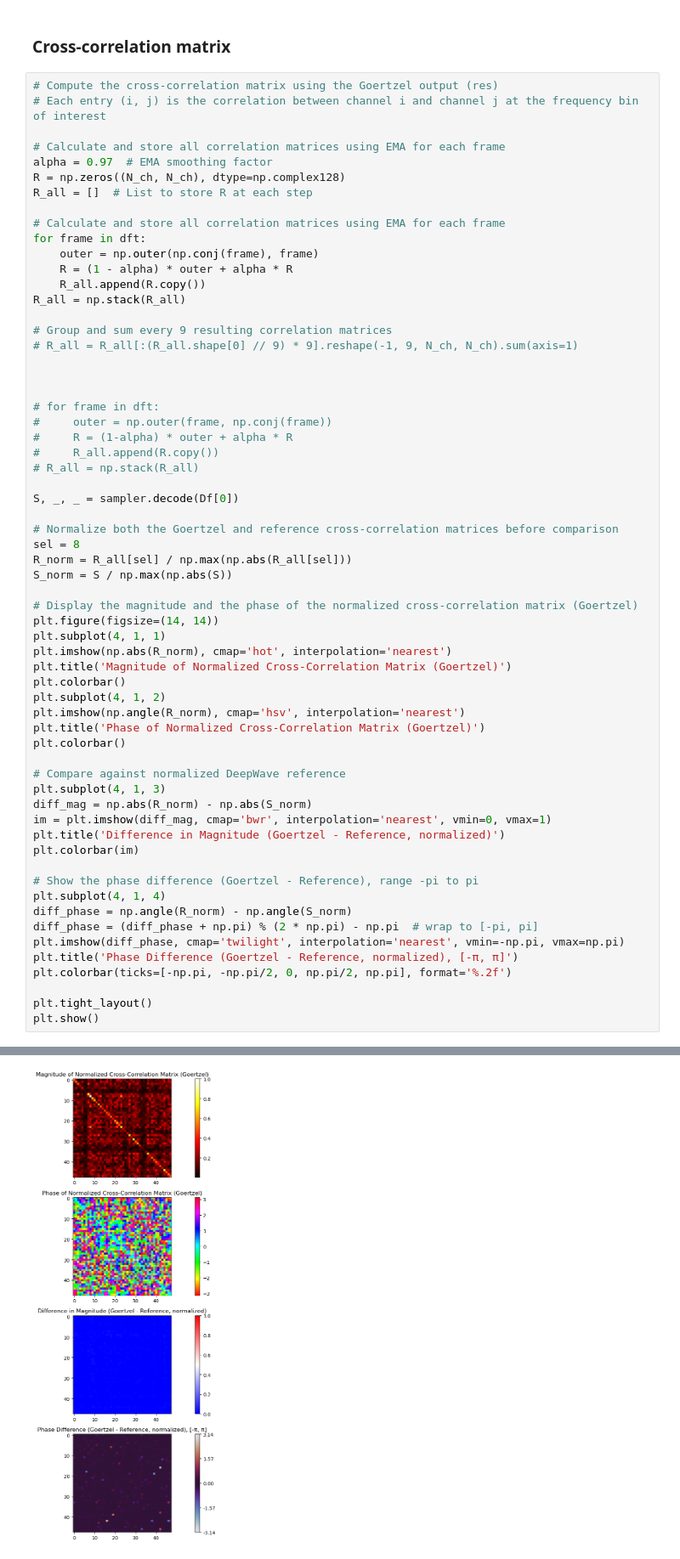
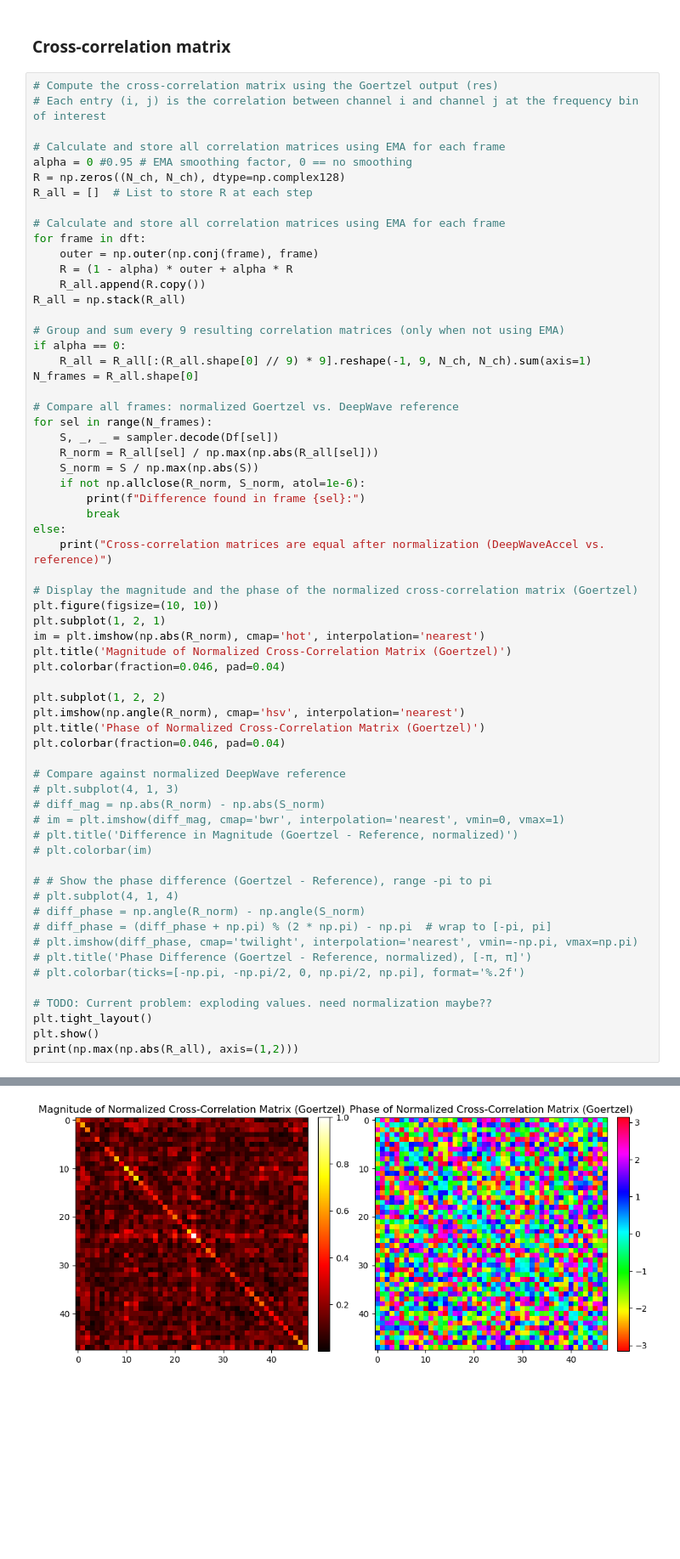
Before and after one commit to bramhut/DeepWaveAccel, a Jupyter notebook: Simulation/Sim.ipynb, the cells around one changed output, grey strips where cells are left out. Shown at 85% size. Cells and saved outputs as stored; diff of their text form; blank space fills up the shorter version.

```diff
--- a/Simulation/Sim.ipynb
+++ b/Simulation/Sim.ipynb
@@ -114,7 +114,7 @@ Step size:  200
 # Each entry (i, j) is the correlation between channel i and channel j at the frequency bin of interest
 
 # Calculate and store all correlation matrices using EMA for each frame
-alpha = 0.97  # EMA smoothing factor
+alpha = 0 #0.95 # EMA smoothing factor, 0 == no smoothing
 R = np.zeros((N_ch, N_ch), dtype=np.complex128)
 R_all = []  # List to store R at each step
 
@@ -125,50 +125,51 @@ for frame in dft:
     R_all.append(R.copy())
 R_all = np.stack(R_all)
 
-# Group and sum every 9 resulting correlation matrices
-# R_all = R_all[:(R_all.shape[0] // 9) * 9].reshape(-1, 9, N_ch, N_ch).sum(axis=1)
+# Group and sum every 9 resulting correlation matrices (only when not using EMA)
+if alpha == 0:
+    R_all = R_all[:(R_all.shape[0] // 9) * 9].reshape(-1, 9, N_ch, N_ch).sum(axis=1)
+N_frames = R_all.shape[0]
 
-
-
-# for frame in dft:
-#     outer = np.outer(frame, np.conj(frame))
-#     R = (1-alpha) * outer + alpha * R
-#     R_all.append(R.copy())
-# R_all = np.stack(R_all)
-
-S, _, _ = sampler.decode(Df[0])
-
-# Normalize both the Goertzel and reference cross-correlation matrices before comparison
-sel = 8
-R_norm = R_all[sel] / np.max(np.abs(R_all[sel]))
-S_norm = S / np.max(np.abs(S))
+# Compare all frames: normalized Goertzel vs. DeepWave reference
+for sel in range(N_frames):
+    S, _, _ = sampler.decode(Df[sel])
+    R_norm = R_all[sel] / np.max(np.abs(R_all[sel]))
+    S_norm = S / np.max(np.abs(S))
+    if not np.allclose(R_norm, S_norm, atol=1e-6):
+        print(f"Difference found in frame {sel}:")
+        break
+else:
+    print("Cross-correlation matrices are equal after normalization (DeepWaveAccel vs. reference)")
 
 # Display the magnitude and the phase of the normalized cross-correlation matrix (Goertzel)
-plt.figure(figsize=(14, 14))
-plt.subplot(4, 1, 1)
-plt.imshow(np.abs(R_norm), cmap='hot', interpolation='nearest')
+plt.figure(figsize=(10, 10))
+plt.subplot(1, 2, 1)
+im = plt.imshow(np.abs(R_norm), cmap='hot', interpolation='nearest')
 plt.title('Magnitude of Normalized Cross-Correlation Matrix (Goertzel)')
-plt.colorbar()
-plt.subplot(4, 1, 2)
+plt.colorbar(fraction=0.046, pad=0.04)
+
+plt.subplot(1, 2, 2)
 plt.imshow(np.angle(R_norm), cmap='hsv', interpolation='nearest')
 plt.title('Phase of Normalized Cross-Correlation Matrix (Goertzel)')
-plt.colorbar()
+plt.colorbar(fraction=0.046, pad=0.04)
 
 # Compare against normalized DeepWave reference
-plt.subplot(4, 1, 3)
-diff_mag = np.abs(R_norm) - np.abs(S_norm)
-im = plt.imshow(diff_mag, cmap='bwr', interpolation='nearest', vmin=0, vmax=1)
-plt.title('Difference in Magnitude (Goertzel - Reference, normalized)')
-plt.colorbar(im)
+# plt.subplot(4, 1, 3)
+# diff_mag = np.abs(R_norm) - np.abs(S_norm)
+# im = plt.imshow(diff_mag, cmap='bwr', interpolation='nearest', vmin=0, vmax=1)
+# plt.title('Difference in Magnitude (Goertzel - Reference, normalized)')
+# plt.colorbar(im)
 
-# Show the phase difference (Goertzel - Reference), range -pi to pi
-plt.subplot(4, 1, 4)
-diff_phase = np.angle(R_norm) - np.angle(S_norm)
-diff_phase = (diff_phase + np.pi) % (2 * np.pi) - np.pi  # wrap to [-pi, pi]
-plt.imshow(diff_phase, cmap='twilight', interpolation='nearest', vmin=-np.pi, vmax=np.pi)
-plt.title('Phase Difference (Goertzel - Reference, normalized), [-π, π]')
-plt.colorbar(ticks=[-np.pi, -np.pi/2, 0, np.pi/2, np.pi], format='%.2f')
+# # Show the phase difference (Goertzel - Reference), range -pi to pi
+# plt.subplot(4, 1, 4)
+# diff_phase = np.angle(R_norm) - np.angle(S_norm)
+# diff_phase = (diff_phase + np.pi) % (2 * np.pi) - np.pi  # wrap to [-pi, pi]
+# plt.imshow(diff_phase, cmap='twilight', interpolation='nearest', vmin=-np.pi, vmax=np.pi)
+# plt.title('Phase Difference (Goertzel - Reference, normalized), [-π, π]')
+# plt.colorbar(ticks=[-np.pi, -np.pi/2, 0, np.pi/2, np.pi], format='%.2f')
 
+# TODO: Current problem: exploding values. need normalization maybe??
 plt.tight_layout()
 plt.show()
+print(np.max(np.abs(R_all), axis=(1,2)))
 # %% [output]
@@ -175 +177 @@ plt.show()
-[figure, old version]
+[figure, new version]
```
Also changed, not shown: parts of 9 cells of this notebook, 2 other files.
